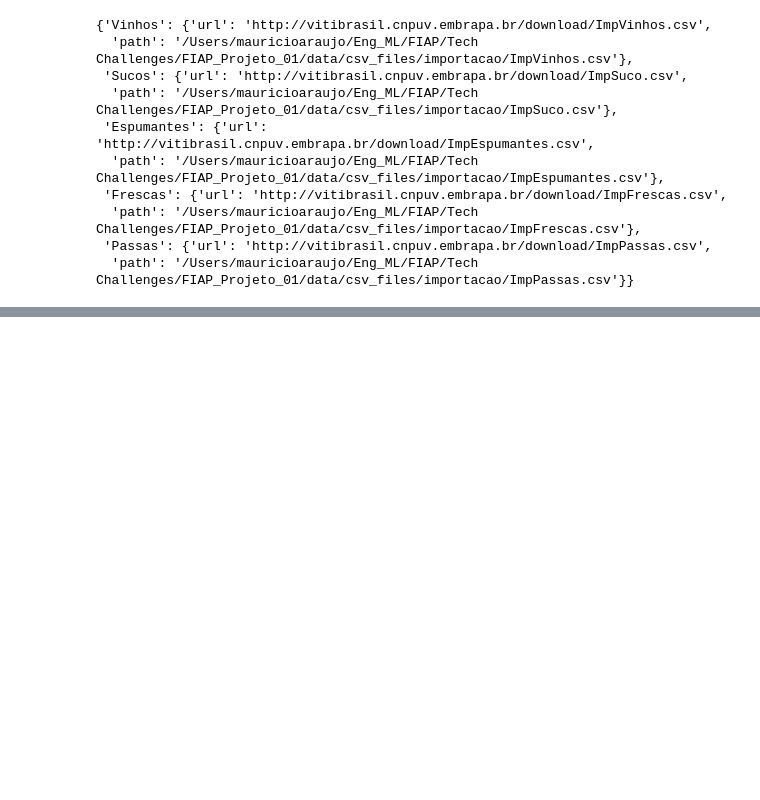
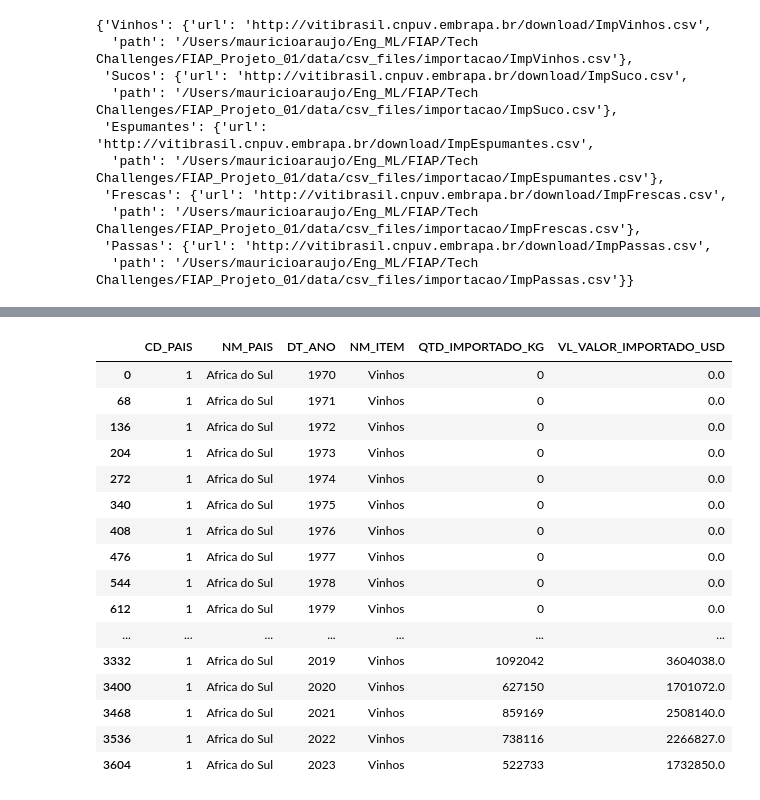
Before and after one commit to gmferratti/FIAP_Projeto_01, a Jupyter notebook: notebooks/mauricio/preprocessing/04_importacao.ipynb, the cells around one changed output, grey strips where cells are left out. Saved outputs shown, nothing was run; the diff lists cells and outputs as text; code cells hidden in the pictures; blank space fills up the shorter version.

Commit message:
adicionando importacao prep

```diff
--- a/notebooks/mauricio/preprocessing/04_importacao.ipynb
+++ b/notebooks/mauricio/preprocessing/04_importacao.ipynb
@@ -37,0 +23,2 @@ except Exception as e:
+# %%
+importacao_paths = IMPORTACAO_PATHS
@@ -37,0 +67,39 @@ except Exception as e:
+# %%
+keys = ["Id", "País"]
+valor_cols = [col for col in data.columns if '.1' in col]
+qtd_importada_cols = [col for col in data.columns.difference(keys) if col not in valor_cols]
+# %%
+qtd_importadas_df = (
+    data[keys + qtd_importada_cols]
+    .melt(id_vars=keys, var_name="ano", value_name="uvas_importadas_kg")
+    .rename(columns={
+        "Id": "CD_PAIS",
+        "País": "NM_PAIS",
+        "ano": "DT_ANO",
+        "uvas_importadas_kg": "QTD_IMPORTADO_KG"
+    })
+)
+vr_valor_df = (
+    data[keys + valor_cols]
+    .melt(id_vars=keys, var_name="ano", value_name="valor")
+    .rename(columns={
+        "Id": "CD_PAIS",
+        "País": "NM_PAIS",
+        "ano": "DT_ANO",
+        "valor": "VL_VALOR_IMPORTADO_USD"
+    })
+    .assign(DT_ANO= lambda x: x["DT_ANO"].str.split(".").str[0])
+)
+
+
+rf_data = (
+    qtd_importadas_df
+    .merge(vr_valor_df, on=["CD_PAIS", "NM_PAIS", "DT_ANO"])
+    .assign(NM_ITEM=produto_importacao)
+)
+rf_data = (
+    rf_data[
+        ['NM_PAIS', 'DT_ANO', 'NM_ITEM', 'QTD_IMPORTADO_KG', 'VL_VALOR_IMPORTADO_USD']
+    ]
+    .sort_values(['NM_PAIS', 'DT_ANO'])
+)
@@ -37,0 +133,20 @@ except Exception as e:
+# %%
+rf_data.query("CD_PAIS == 1")
+# %% [output]
+|  | CD_PAIS | NM_PAIS | DT_ANO | NM_ITEM | QTD_IMPORTADO_KG | VL_VALOR_IMPORTADO_USD |
+| 0 | 1 | Africa do Sul | 1970 | Vinhos | 0 | 0.0 |
+| 68 | 1 | Africa do Sul | 1971 | Vinhos | 0 | 0.0 |
+| 136 | 1 | Africa do Sul | 1972 | Vinhos | 0 | 0.0 |
+| 204 | 1 | Africa do Sul | 1973 | Vinhos | 0 | 0.0 |
+| 272 | 1 | Africa do Sul | 1974 | Vinhos | 0 | 0.0 |
+| 340 | 1 | Africa do Sul | 1975 | Vinhos | 0 | 0.0 |
+| 408 | 1 | Africa do Sul | 1976 | Vinhos | 0 | 0.0 |
+| 476 | 1 | Africa do Sul | 1977 | Vinhos | 0 | 0.0 |
+| 544 | 1 | Africa do Sul | 1978 | Vinhos | 0 | 0.0 |
+| 612 | 1 | Africa do Sul | 1979 | Vinhos | 0 | 0.0 |
+| ... | ... | ... | ... | ... | ... | ... |
+| 3332 | 1 | Africa do Sul | 2019 | Vinhos | 1092042 | 3604038.0 |
+| 3400 | 1 | Africa do Sul | 2020 | Vinhos | 627150 | 1701072.0 |
+| 3468 | 1 | Africa do Sul | 2021 | Vinhos | 859169 | 2508140.0 |
+| 3536 | 1 | Africa do Sul | 2022 | Vinhos | 738116 | 2266827.0 |
+| 3604 | 1 | Africa do Sul | 2023 | Vinhos | 522733 | 1732850.0 |
```
Also changed, not shown: parts of 16 cells of this notebook, 3 other files.
